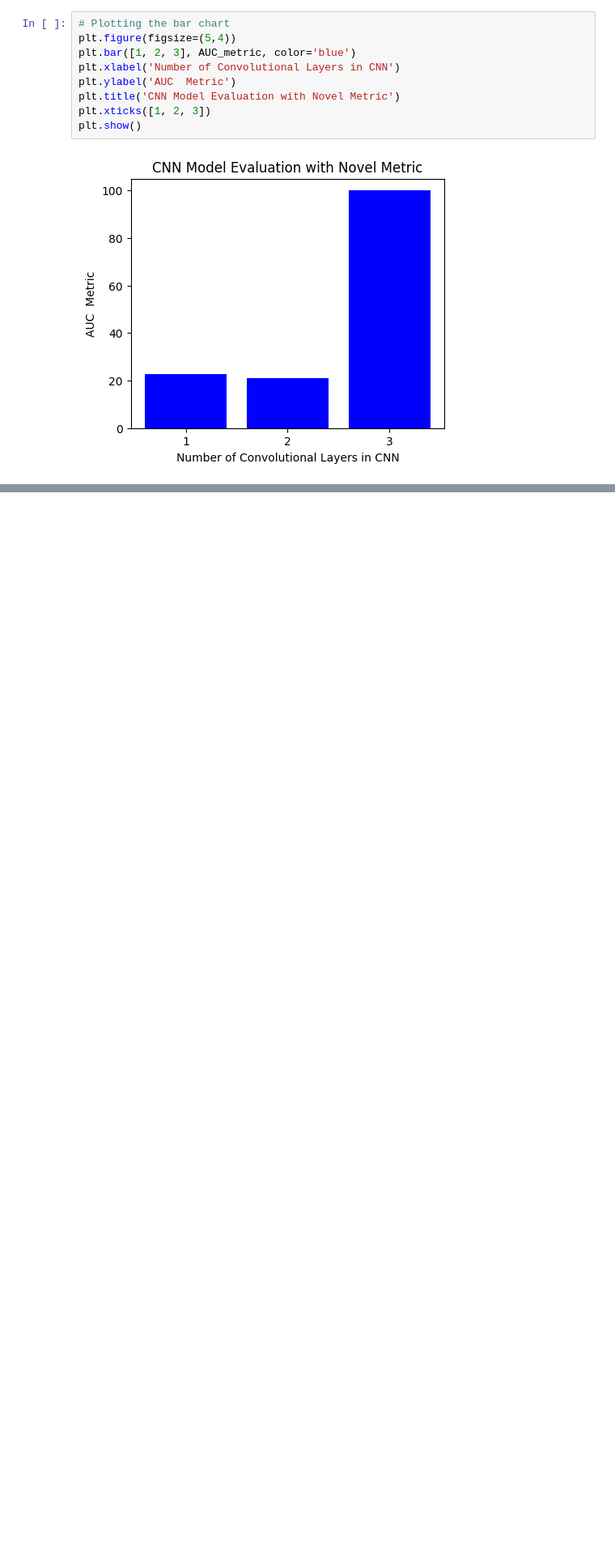
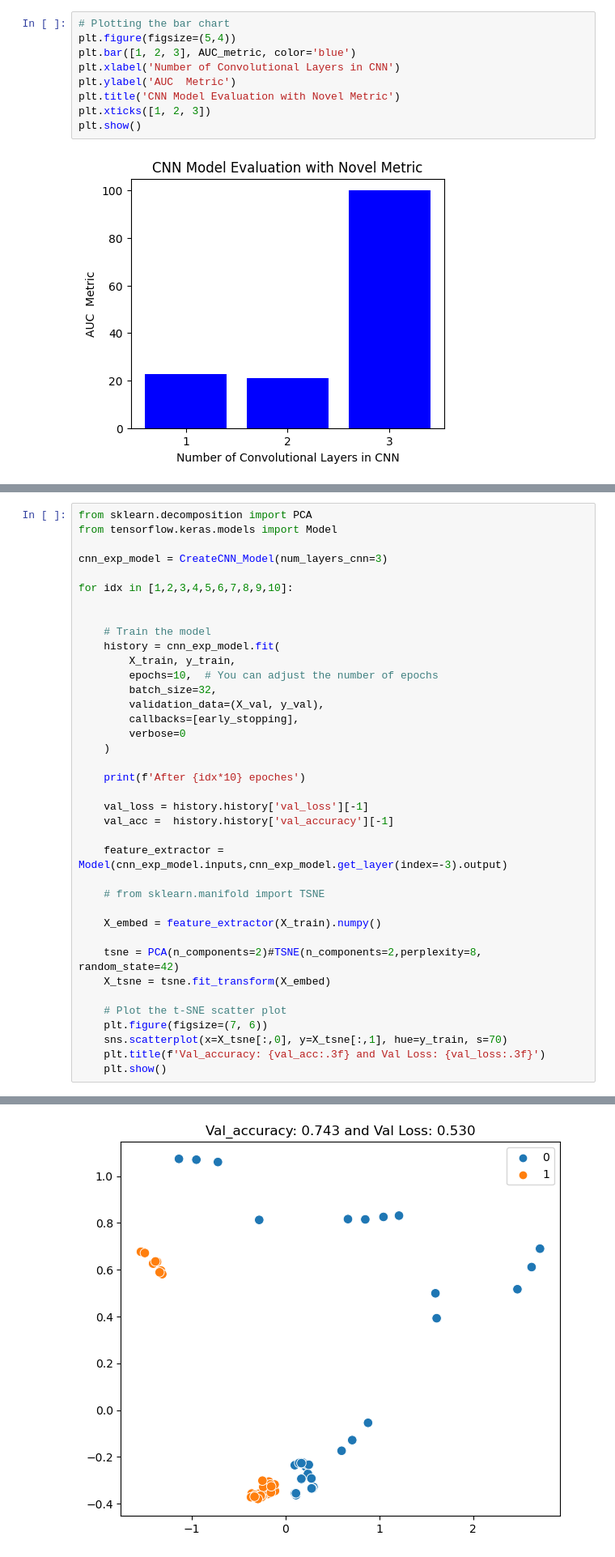
Before and after one commit to mohan696matlab/Test_1, a Jupyter notebook: Part_2_CNN_Model_Selection.ipynb, the cells around one changed output, grey strips where cells are left out. Shown: that part at 81% size. Drawn from its saved outputs; the diff is of its cells as text; blank space fills up the shorter version.

Commit message:
2d visualization plot added

```diff
--- a/Part_2_CNN_Model_Selection.ipynb
+++ b/Part_2_CNN_Model_Selection.ipynb
@@ -199,0 +202,39 @@ plt.show()
+# %%
+from sklearn.decomposition import PCA
+from tensorflow.keras.models import Model
+
+cnn_exp_model = CreateCNN_Model(num_layers_cnn=3)
+
+for idx in [1,2,3,4,5,6,7,8,9,10]:
+
+
+    # Train the model
+    history = cnn_exp_model.fit(
+        X_train, y_train,
+        epochs=10,  # You can adjust the number of epochs
+        batch_size=32,
+        validation_data=(X_val, y_val),
+        callbacks=[early_stopping],
+        verbose=0
+    )
+
+    print(f'After {idx*10} epoches')
+
+    val_loss = history.history['val_loss'][-1]
+    val_acc =  history.history['val_accuracy'][-1]
+
+    feature_extractor = Model(cnn_exp_model.inputs,cnn_exp_model.get_layer(index=-3).output)
+
+    # from sklearn.manifold import TSNE
+
+    X_embed = feature_extractor(X_train).numpy()
+
+    tsne = PCA(n_components=2)#TSNE(n_components=2,perplexity=8, random_state=42)
+    X_tsne = tsne.fit_transform(X_embed)
+
+    # Plot the t-SNE scatter plot
+    plt.figure(figsize=(7, 6))
+    sns.scatterplot(x=X_tsne[:,0], y=X_tsne[:,1], hue=y_train, s=70)
+    plt.title(f'Val_accuracy: {val_acc:.3f} and Val Loss: {val_loss:.3f}')
+    plt.show()
+# %% [output]
@@ -199,0 +242 @@ plt.show()
+[figure, added]
```
Also changed, not shown: parts of 5 cells of this notebook.
